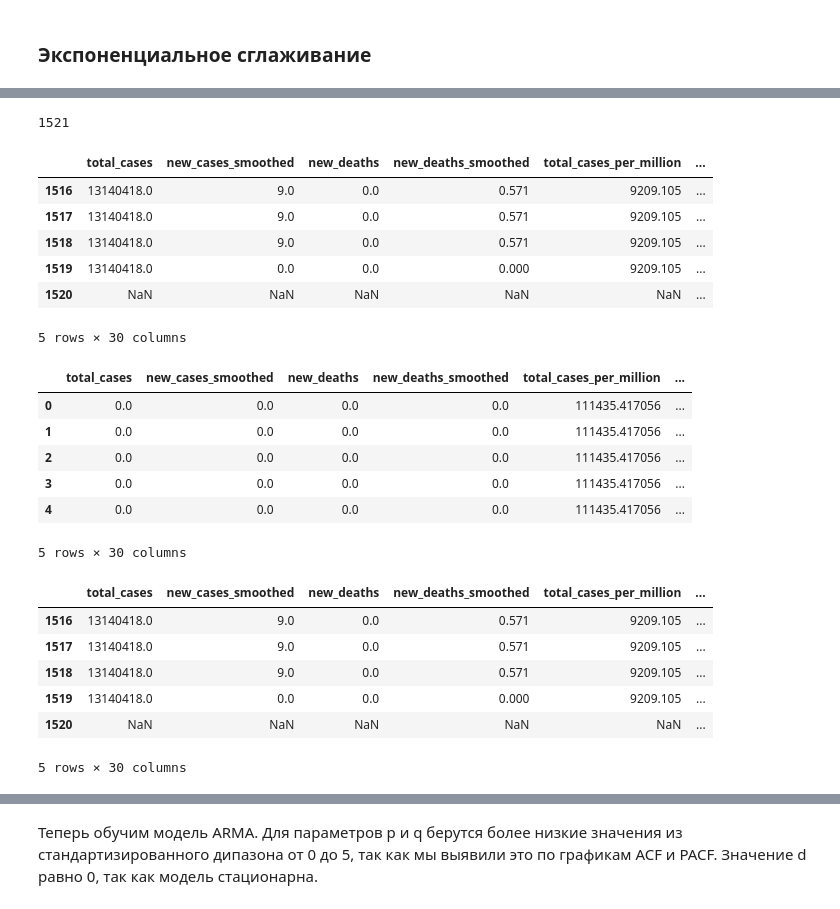
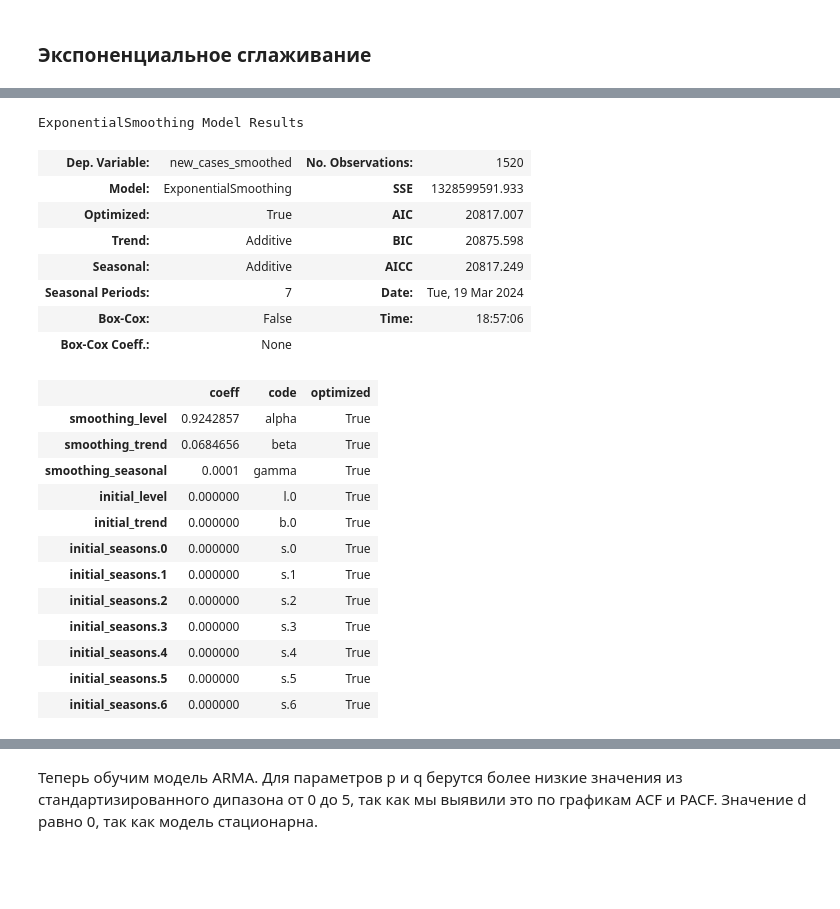
Before and after one commit to stapding/ProfChemp, a Jupyter notebook: Professionals2024/Timur/Templates_Timur/Session3_Timur/Gimadeev_ProfTasks_Session_3.ipynb, the cells around one changed output, grey strips where cells are left out. Cells and saved outputs as stored; diff of their text form; code cells hidden in the pictures; blank space fills up the shorter version.

```diff
--- a/Professionals2024/Timur/Templates_Timur/Session3_Timur/Gimadeev_ProfTasks_Session_3.ipynb
+++ b/Professionals2024/Timur/Templates_Timur/Session3_Timur/Gimadeev_ProfTasks_Session_3.ipynb
@@ -263,15 +268,10 @@ exp_df.tail(3)
 # %%
-from datetime import datetime, timedelta
-exp_df = exp_df.reset_index(drop=True)
+# Создание экспоненциальной модели
+model = ExponentialSmoothing(filtered_data["new_cases_smoothed"], seasonal_periods=7, trend='add', seasonal='add')
 
-# возьмём последний индекс (31 декабря 1959 года)
-last_date = exp_df["date"].iloc[[-1]]
+# Обучение модели
+model_fit = model.fit()
 
-exp_df.info()
-
-new_date = pd.DataFrame({'date': [last_date.item() + timedelta(days=1)]})
-exp_df = pd.concat([exp_df, new_date], ignore_index=True)
-
-
-print(last_date)
+# Вывод прогноза
+print(result)
 # %% [output]
@@ -295,14 +292,0 @@ Name: date, dtype: datetime64[ns]
-# %%
-len(exp_df)
-# %% [output]
-1521
-# %%
-exp_df.tail()
-# %% [output]
-|  | total_cases | new_cases_smoothed | new_deaths | new_deaths_smoothed | total_cases_per_million | ... |
-| 1516 | 13140418.0 | 9.0 | 0.0 | 0.571 | 9209.105 | ... |
-| 1517 | 13140418.0 | 9.0 | 0.0 | 0.571 | 9209.105 | ... |
-| 1518 | 13140418.0 | 9.0 | 0.0 | 0.571 | 9209.105 | ... |
-| 1519 | 13140418.0 | 0.0 | 0.0 | 0.000 | 9209.105 | ... |
-| 1520 | NaN | NaN | NaN | NaN | NaN | ... |
-5 rows × 30 columns
@@ -311,20 +293,25 @@ exp_df['Exp_smoothing'] = exp_df['Exp_smoothing'].shift(1)
-# %%
-exp_df.head()
-# %% [output]
-|  | total_cases | new_cases_smoothed | new_deaths | new_deaths_smoothed | total_cases_per_million | ... |
-| 0 | 0.0 | 0.0 | 0.0 | 0.0 | 111435.417056 | ... |
-| 1 | 0.0 | 0.0 | 0.0 | 0.0 | 111435.417056 | ... |
-| 2 | 0.0 | 0.0 | 0.0 | 0.0 | 111435.417056 | ... |
-| 3 | 0.0 | 0.0 | 0.0 | 0.0 | 111435.417056 | ... |
-| 4 | 0.0 | 0.0 | 0.0 | 0.0 | 111435.417056 | ... |
-5 rows × 30 columns
-# %%
-exp_df.tail()
-# %% [output]
-|  | total_cases | new_cases_smoothed | new_deaths | new_deaths_smoothed | total_cases_per_million | ... |
-| 1516 | 13140418.0 | 9.0 | 0.0 | 0.571 | 9209.105 | ... |
-| 1517 | 13140418.0 | 9.0 | 0.0 | 0.571 | 9209.105 | ... |
-| 1518 | 13140418.0 | 9.0 | 0.0 | 0.571 | 9209.105 | ... |
-| 1519 | 13140418.0 | 0.0 | 0.0 | 0.000 | 9209.105 | ... |
-| 1520 | NaN | NaN | NaN | NaN | NaN | ... |
-5 rows × 30 columns
+# %%
+model_fit.summary()
+# %% [output]
+ExponentialSmoothing Model Results
+| Dep. Variable: | new_cases_smoothed | No. Observations: | 1520 |
+| Model: | ExponentialSmoothing | SSE | 1328599591.933 |
+| Optimized: | True | AIC | 20817.007 |
+| Trend: | Additive | BIC | 20875.598 |
+| Seasonal: | Additive | AICC | 20817.249 |
+| Seasonal Periods: | 7 | Date: | Tue, 19 Mar 2024 |
+| Box-Cox: | False | Time: | 18:57:06 |
+| Box-Cox Coeff.: | None |  |  |
+|  | coeff | code | optimized |
+| smoothing_level | 0.9242857 | alpha | True |
+| smoothing_trend | 0.0684656 | beta | True |
+| smoothing_seasonal | 0.0001 | gamma | True |
+| initial_level | 0.000000 | l.0 | True |
+| initial_trend | 0.000000 | b.0 | True |
+| initial_seasons.0 | 0.000000 | s.0 | True |
+| initial_seasons.1 | 0.000000 | s.1 | True |
+| initial_seasons.2 | 0.000000 | s.2 | True |
+| initial_seasons.3 | 0.000000 | s.3 | True |
+| initial_seasons.4 | 0.000000 | s.4 | True |
+| initial_seasons.5 | 0.000000 | s.5 | True |
+| initial_seasons.6 | 0.000000 | s.6 | True |
```
Also changed, not shown: parts of 33 cells of this notebook, 1 other file.
